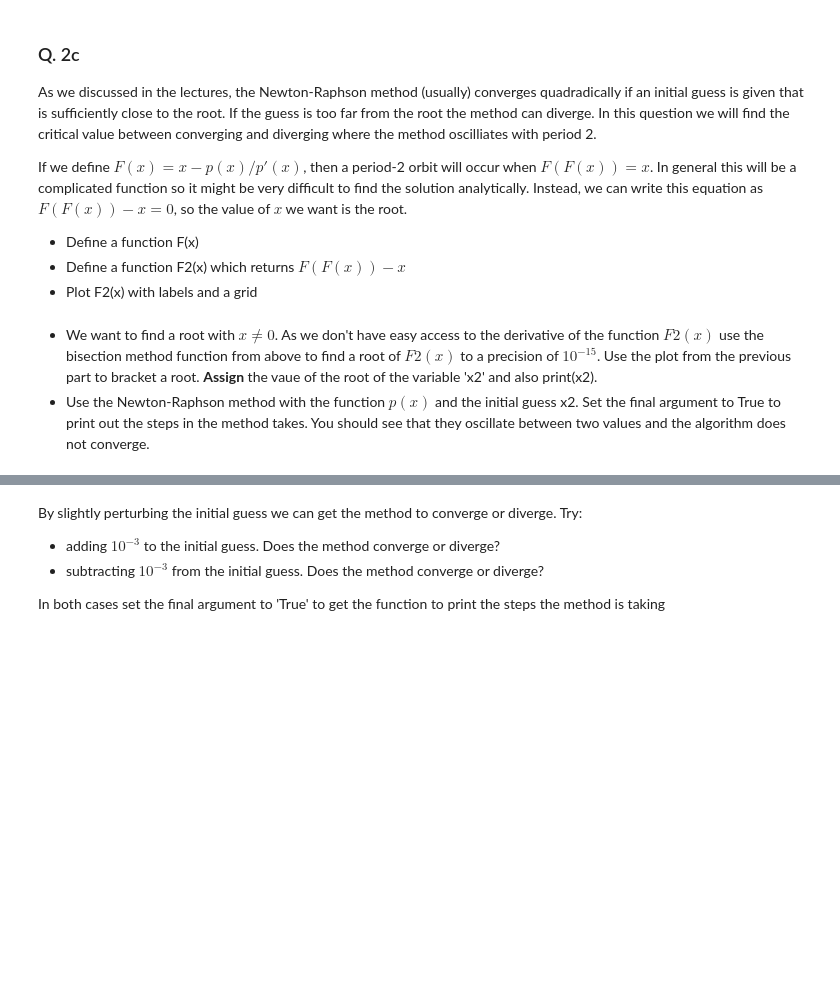
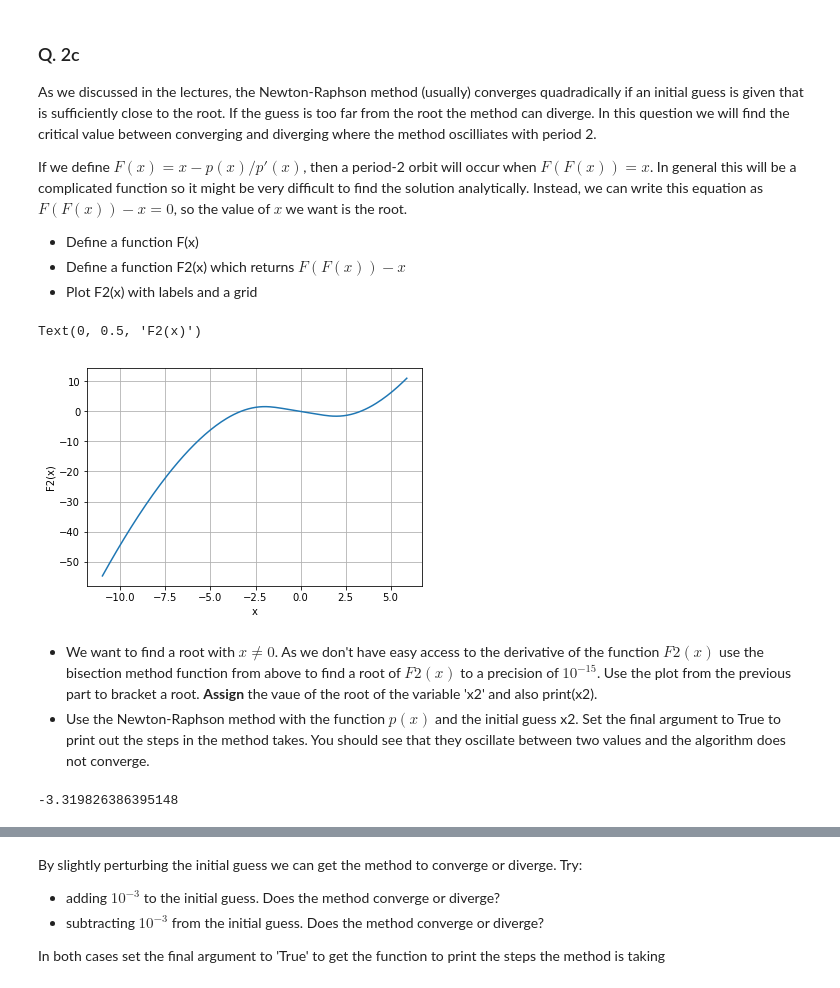
Before and after one commit to lobsterbottomy/Computational-Science-Assignments, a Jupyter notebook: Assignment-2.ipynb, the cells around one changed output, grey strips where cells are left out. Saved outputs shown, nothing was run; the diff lists cells and outputs as text; code cells hidden in the pictures; blank space fills up the shorter version.

```diff
--- a/Assignment-2.ipynb
+++ b/Assignment-2.ipynb
@@ -152,6 +176,24 @@ If we define $F(x) = x - p(x)/p'(x)$, then a period-2 orbit will occur when $F(F
 - Define a function F(x)
 - Define a function F2(x) which returns $F(F(x)) - x$
 - Plot F2(x) with labels and a grid
+# %%
+def F(x):
+    return x-p(x)/dp(x)
+def F2(x):
+    return F(F(x))-x
+# %%
+plt.plot(x, F2(x))
+plt.grid(True)
+plt.xlabel("x")
+plt.ylabel('F2(x)')
+# %% [output]
+Text(0, 0.5, 'F2(x)')
+[figure, added]
 # %% [markdown]
 - We want to find a root with $x \neq 0$. As we don't have easy access to the derivative of the function $F2(x)$ use the bisection method function from above to find a root of $F2(x)$ to a precision of $10^{-15}$. Use the plot from the previous part to bracket a root. **Assign** the vaue of the root of the variable 'x2' and also print(x2).
 - Use the Newton-Raphson method with the function $p(x)$ and the initial guess x2. Set the final argument to True to print out the steps in the method takes. You should see that they oscillate between two values and the algorithm does not converge.
+# %%
+x2 = FindRootBisectionImproved(F2,-5, -2.5, 1e-15)
+print(x2)
+# %% [output]
+-3.319826386395148
```
Also changed, not shown: parts of 8 cells of this notebook.
